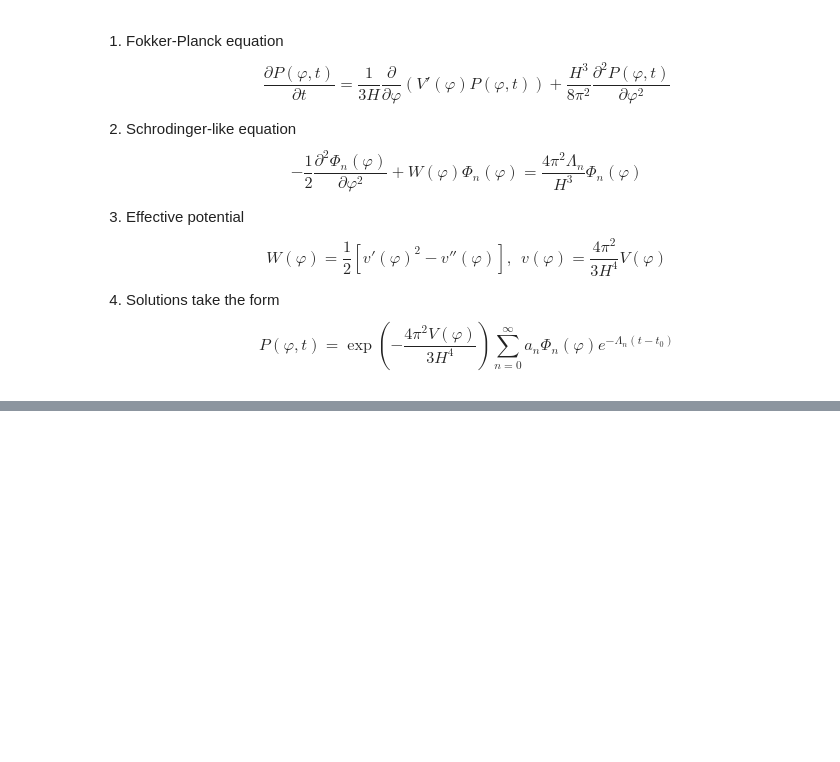
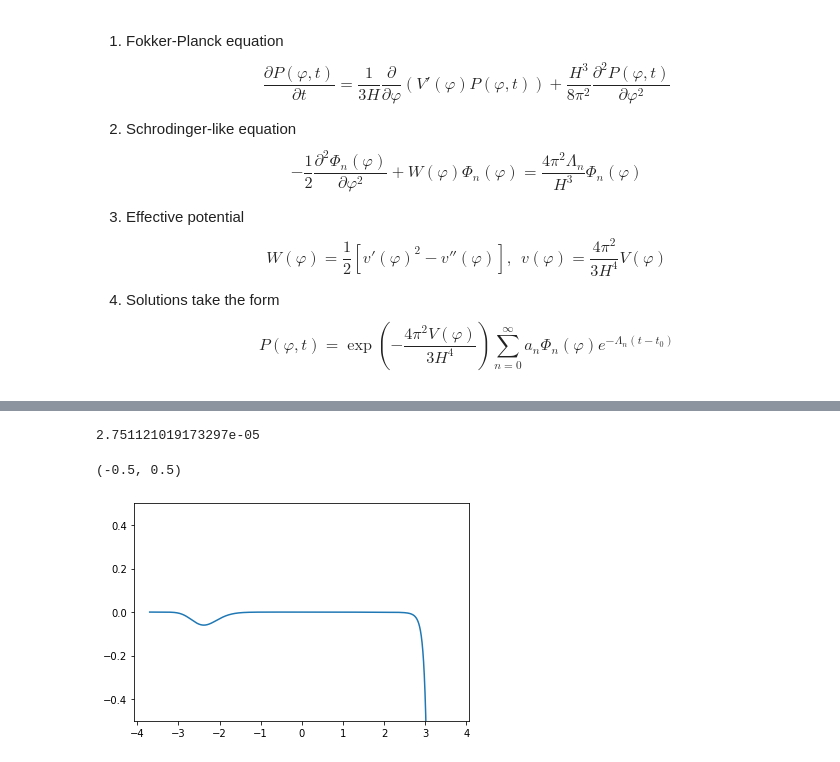
Before and after one commit to oleksiysmola/MSci-Project-Solving-the-Fokker-Planck-equation, a Jupyter notebook: Asymmetric Potentials.ipynb, the cells around one changed output, grey strips where cells are left out. Cells and saved outputs as stored; diff of their text form; code cells hidden in the pictures; blank space fills up the shorter version.

```diff
--- a/Asymmetric Potentials.ipynb
+++ b/Asymmetric Potentials.ipynb
@@ -166,0 +284,21 @@ WKB_phi = WKB_function(eigenvalue, 0.5, 0, -6, -5)
+# %%
+# Integration range for WKB approximation
+WKB_lower_limit = -3.7
+WKB_upper_limit = -2.7
+
+# Applies WKB approximation to find initial conditions and integrates numerically
+WKB_solution = eigenfunction_finder_WKB()
+WKB_solution.beta = 0.5
+print(WKB_solution.Q_function(-2.6858235))
+WKB_solution.WKB_function(WKB_lower_limit, WKB_upper_limit)
+WKB_phi = WKB_solution.eigenfunction_full(0)
+z = WKB_solution.z
+# %% [output]
+2.751121019173297e-05
+# %%
+# Plotting
+plt.plot(z, WKB_phi)
+plt.ylim(-0.5, 0.5)
+# %% [output]
+(-0.5, 0.5)
+[figure, added]
```
Also changed, not shown: parts of 26 cells of this notebook.
